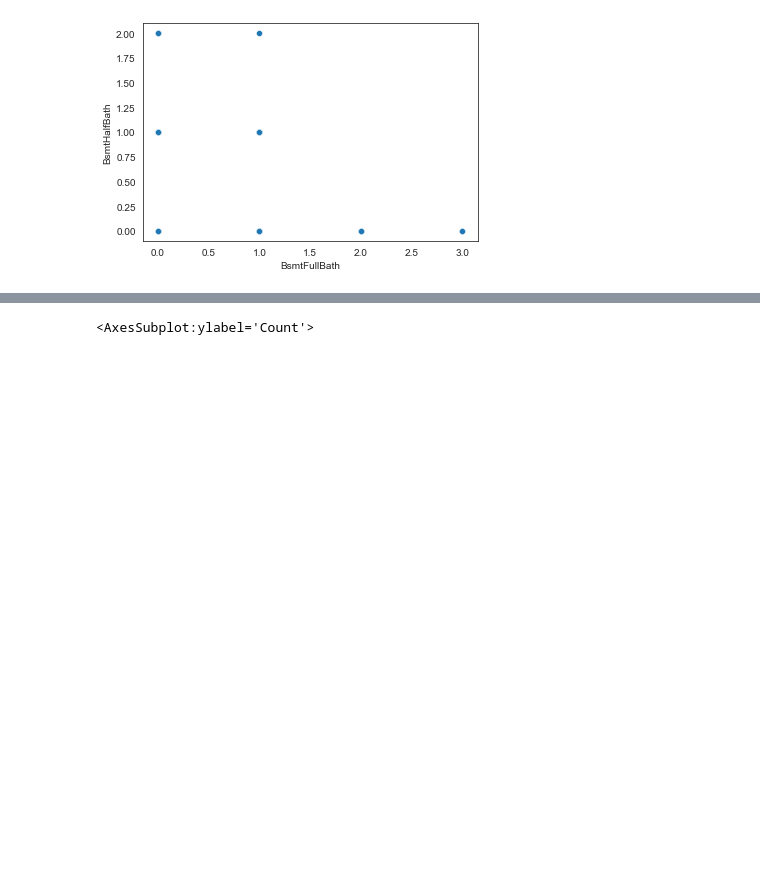
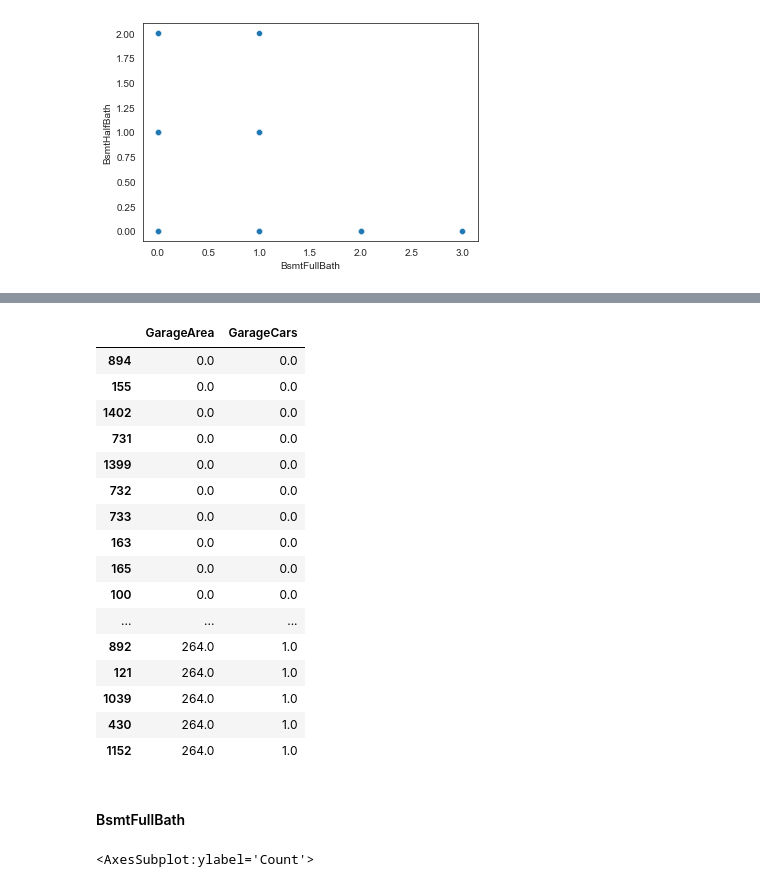
Before and after one commit to michi-jeremias/eda, a Jupyter notebook: eda.ipynb, the cells around one changed output, grey strips where cells are left out. Drawn from its saved outputs; the diff is of its cells as text; code cells hidden in the pictures; blank space fills up the shorter version.

```diff
--- a/eda.ipynb
+++ b/eda.ipynb
@@ -153,3 +163,25 @@ sns.scatterplot(x=dm.data['BsmtFullBath'], y=dm.data['BsmtHalfBath'])
+# %%
+pd.concat([dm.data['GarageArea'], dm.data['GarageCars']], axis=1).sort_values(by='GarageArea', ascending=True)
+# %% [output]
+|  | GarageArea | GarageCars |
+| 894 | 0.0 | 0.0 |
+| 155 | 0.0 | 0.0 |
+| 1402 | 0.0 | 0.0 |
+| 731 | 0.0 | 0.0 |
+| 1399 | 0.0 | 0.0 |
+| 732 | 0.0 | 0.0 |
+| 733 | 0.0 | 0.0 |
+| 163 | 0.0 | 0.0 |
+| 165 | 0.0 | 0.0 |
+| 100 | 0.0 | 0.0 |
+| ... | ... | ... |
+| 892 | 264.0 | 1.0 |
+| 121 | 264.0 | 1.0 |
+| 1039 | 264.0 | 1.0 |
+| 430 | 264.0 | 1.0 |
+| 1152 | 264.0 | 1.0 |
+# %% [markdown]
+#### BsmtFullBath
 # %%
 sns.histplot(dm.data['BsmtFullBath'] + dm.data['BsmtHalfBath'])
 # %% [output]
```
Also changed, not shown: parts of 5 cells of this notebook, 1 other file.
